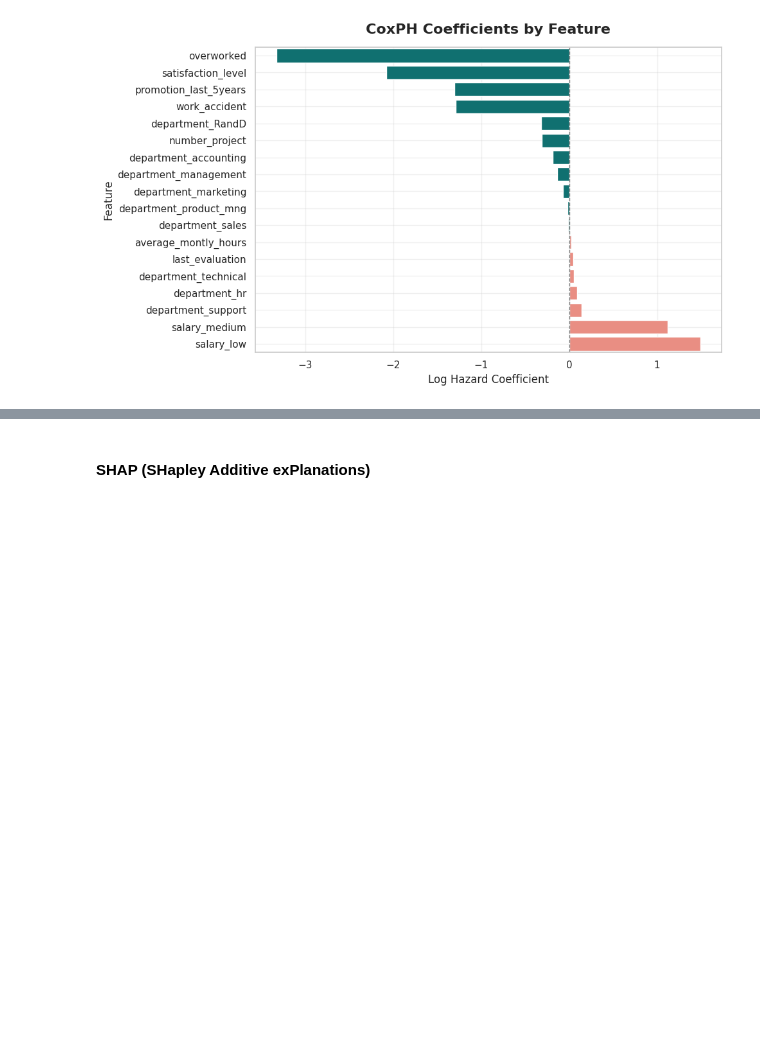
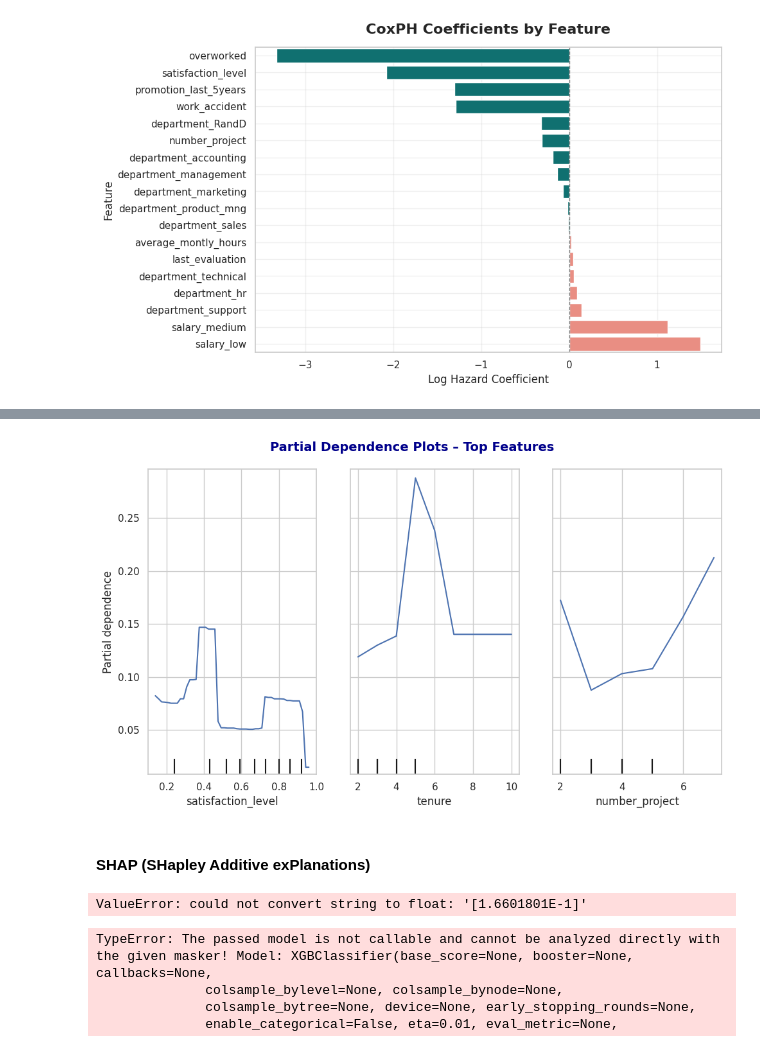
Before and after one commit to jenelaineDC/DSML-PROJECTS, a Jupyter notebook: HR Analytics/HR_Analytics.ipynb, the cells around one changed output, grey strips where cells are left out. Drawn from its saved outputs; the diff is of its cells as text; code cells hidden in the pictures; blank space fills up the shorter version.

```diff
--- a/HR Analytics/HR_Analytics.ipynb
+++ b/HR Analytics/HR_Analytics.ipynb
@@ -1748,2 +1829,42 @@ plt.show()
+# %%
+top_features = ['satisfaction_level', 'tenure', 'number_project']
+
+# Plot PDP for top 3 features
+fig, ax = plt.subplots(figsize=(10, 6))
+display = PartialDependenceDisplay.from_estimator(
+    best_model,          # your XGBoost pipeline
+    X=X_test,            # test set
+    features=top_features,
+    kind='average',      # average effect
+    grid_resolution=50,  # finer grid for smooth curves
+    ax=ax
+)
+plt.suptitle('Partial Dependence Plots – Top Features', fontsize=14, fontweight='bold', color='darkblue')
+plt.tight_layout()
+plt.show()
+# %% [output]
+[figure, added]
 # %% [markdown]
 #### SHAP (SHapley Additive exPlanations)
+# %%
+import shap
+import matplotlib.pyplot as plt
+
+# Extract underlying booster from the best XGBClassifier
+booster = best_xgb.get_booster()
+
+# Preprocess the training data
+X_train_preprocessed = best_model.named_steps['preprocessor'].transform(X_train)
+
+# Use TreeExplainer with the booster
+explainer = shap.TreeExplainer(booster)
+shap_values = explainer.shap_values(X_train_preprocessed)
+
+# Feature names
+feature_names = best_model.named_steps['preprocessor'].get_feature_names_out()
+feature_names = [name.split('__')[-1] for name in feature_names]
+
+# Global SHAP importance
+shap.summary_plot(shap_values, X_train_preprocessed, feature_names=feature_names, plot_type="bar", max_display=10)
+# %% [output]
+ValueError: could not convert string to float: '[1.6601801E-1]'
@@ -1749,0 +1880,8 @@ plt.show()
+# %%
+explainer = shap.Explainer(xgb_model, X_train_preprocessed)
+shap_values = explainer(X_train_preprocessed)
+# %% [output]
+TypeError: The passed model is not callable and cannot be analyzed directly with the given masker! Model: XGBClassifier(base_score=None, booster=None, callbacks=None,
+              colsample_bylevel=None, colsample_bynode=None,
+              colsample_bytree=None, device=None, early_stopping_rounds=None,
+              enable_categorical=False, eta=0.01, eval_metric=None,
```
Also changed, not shown: parts of 13 cells of this notebook.
